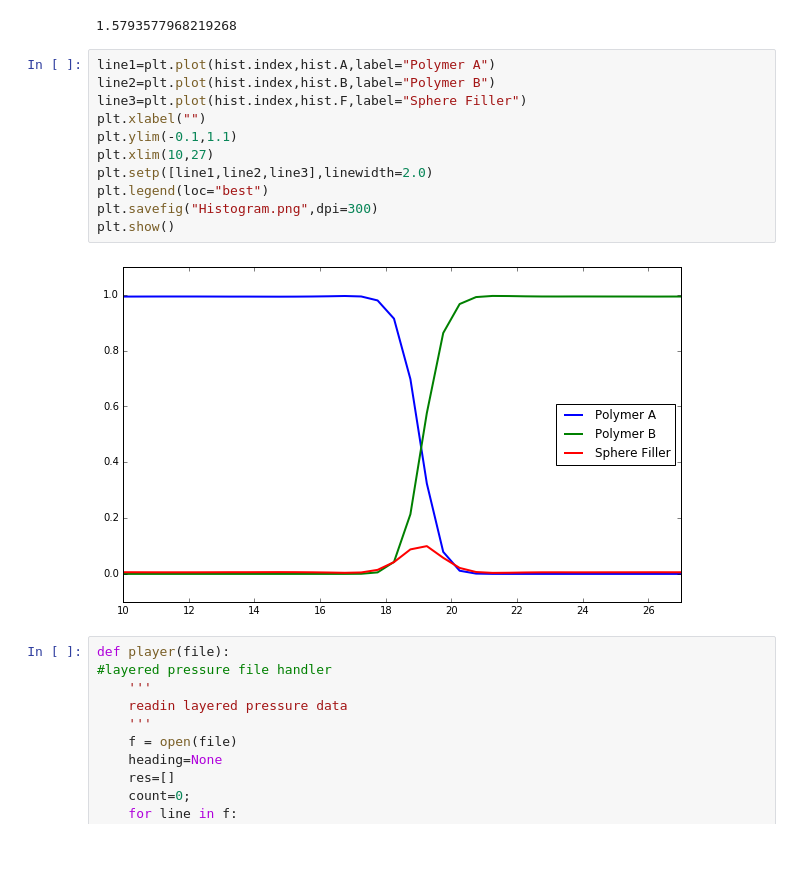
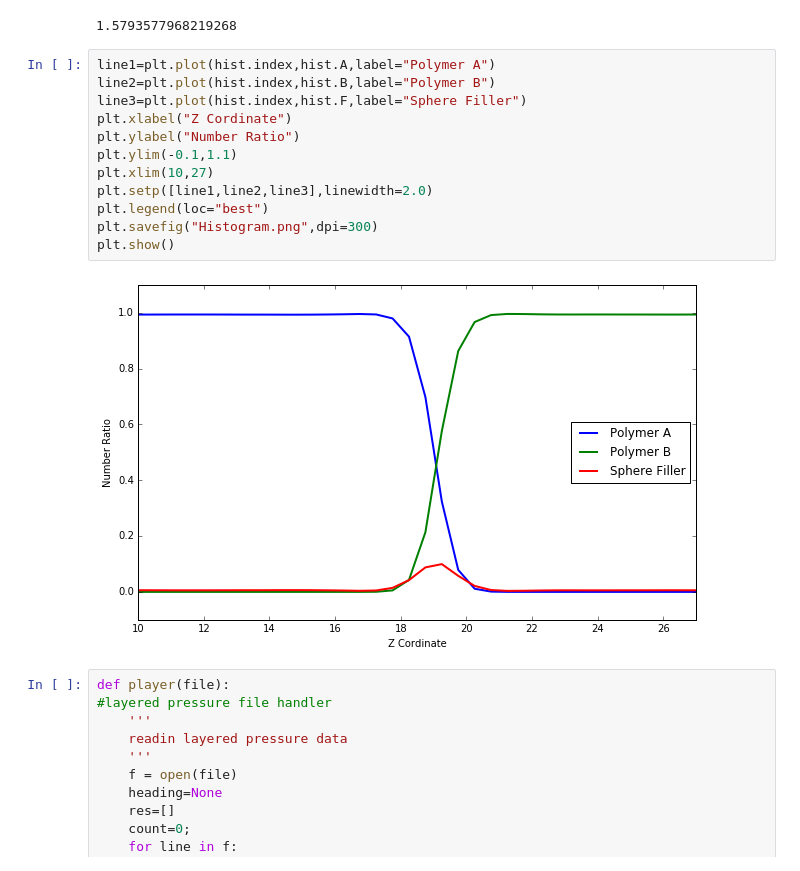
Before and after one commit to mynameisD/InterfaceAnalysis, a Jupyter notebook: Preshear.ipynb, the cells around one changed output. Drawn from its saved outputs; the diff is of its cells as text.

Commit message:
APS2016 Interfacial Plot added

```diff
--- a/Preshear.ipynb
+++ b/Preshear.ipynb
@@ -67,16 +70,17 @@ sum(hist.Width)
 # %%
 line1=plt.plot(hist.index,hist.A,label="Polymer A")
 line2=plt.plot(hist.index,hist.B,label="Polymer B")
 line3=plt.plot(hist.index,hist.F,label="Sphere Filler")
-plt.xlabel("")
+plt.xlabel("Z Cordinate")
+plt.ylabel("Number Ratio")
 plt.ylim(-0.1,1.1)
 plt.xlim(10,27)
 plt.setp([line1,line2,line3],linewidth=2.0)
 plt.legend(loc="best")
 plt.savefig("Histogram.png",dpi=300)
 plt.show()
 # %% [output]
-[figure, old version]
+[figure, new version]
 # %%
 def player(file):
 #layered pressure file handler
```
Also changed, not shown: parts of 5 cells of this notebook.
